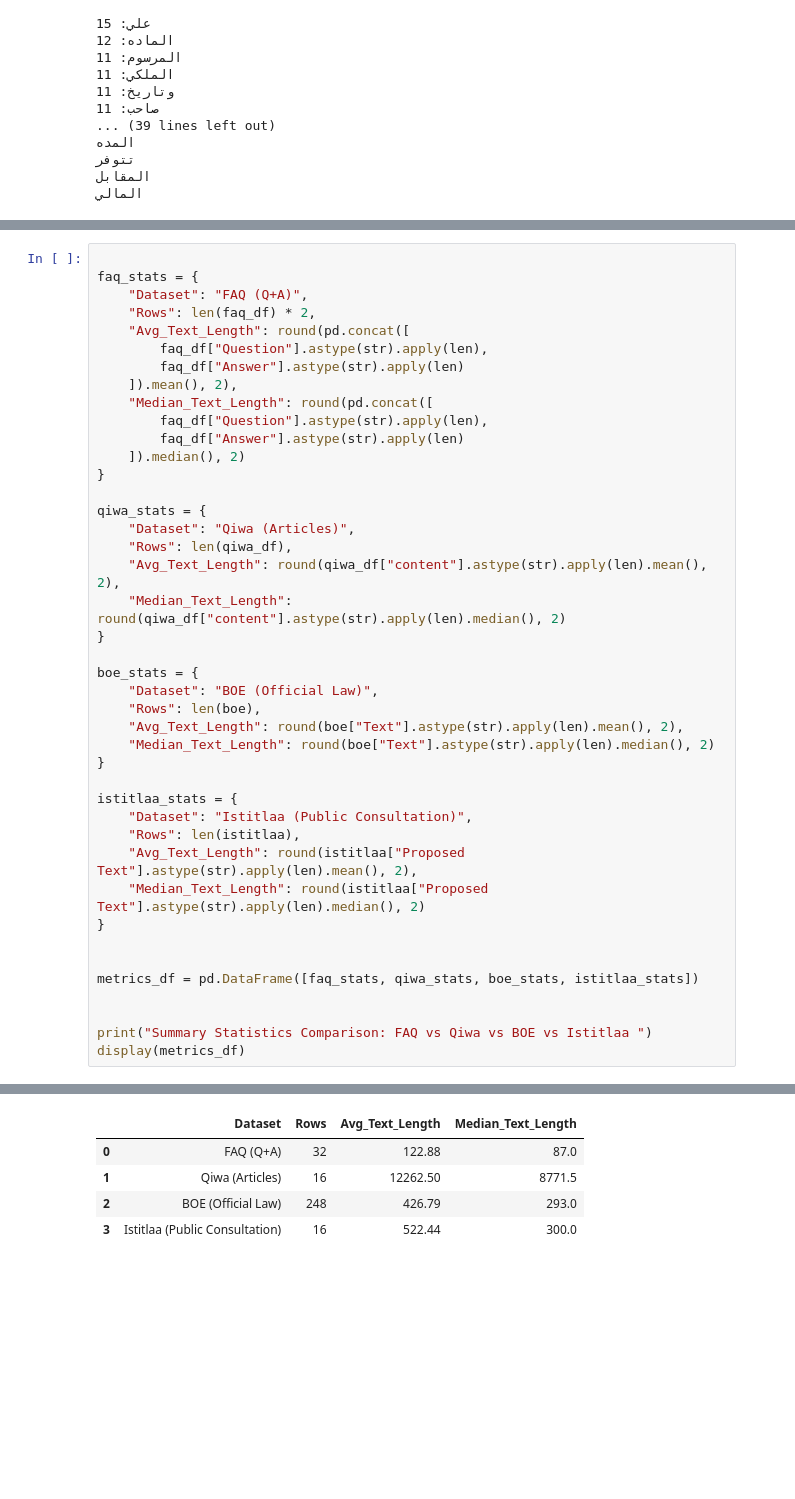
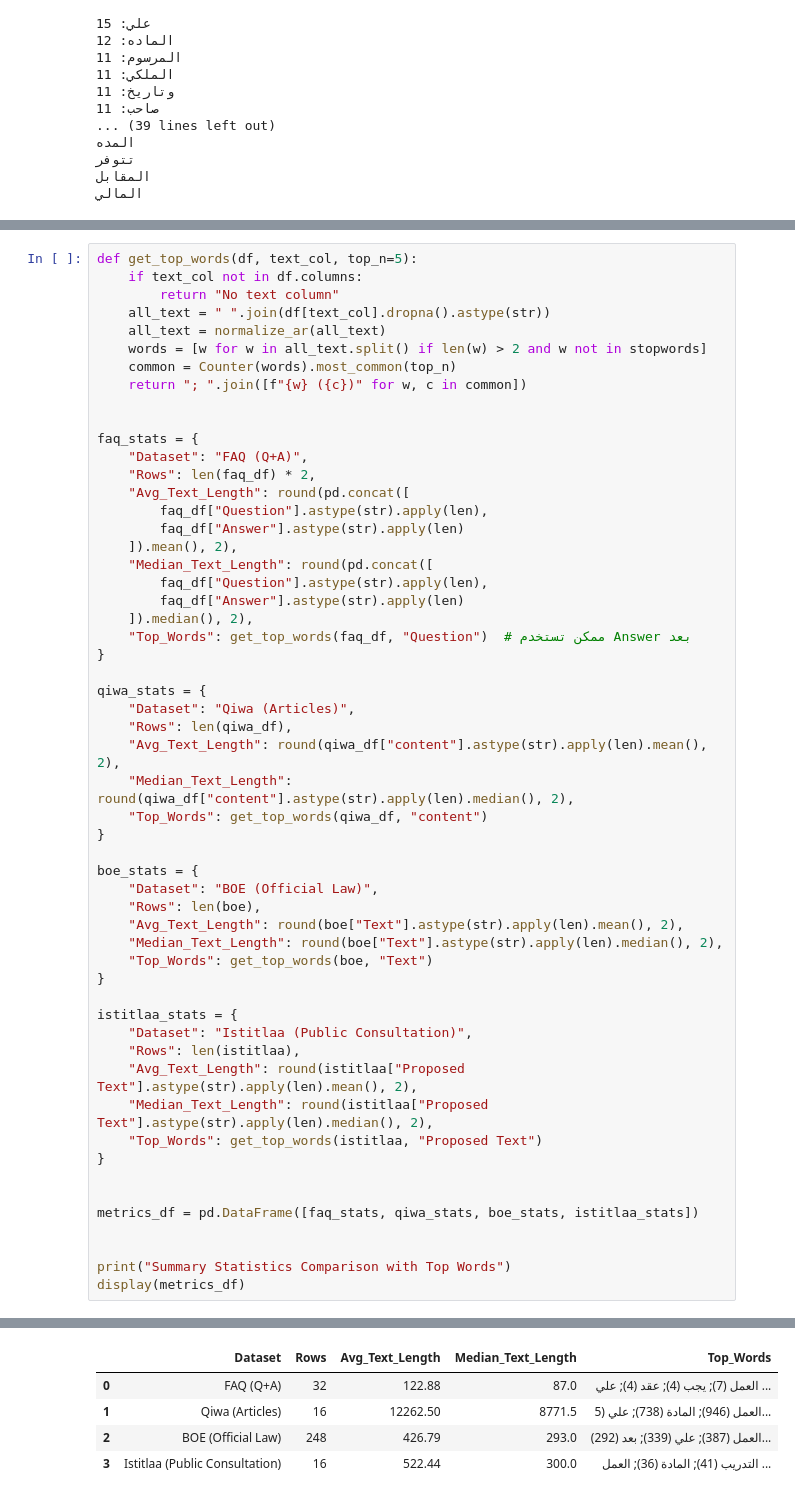
Before and after one commit to Malakk555/Data-Science-Project, a Jupyter notebook: EDA/EDA.ipynb, the cells around one changed output, grey strips where cells are left out. Drawn from its saved outputs; the diff is of its cells as text; blank space fills up the shorter version.

```diff
--- a/EDA/EDA.ipynb
+++ b/EDA/EDA.ipynb
@@ -1557,4 +1559,13 @@ Top 10 in BOE:
 # %%
+def get_top_words(df, text_col, top_n=5):
+    if text_col not in df.columns:
+        return "No text column"
+    all_text = " ".join(df[text_col].dropna().astype(str))
+    all_text = normalize_ar(all_text)
+    words = [w for w in all_text.split() if len(w) > 2 and w not in stopwords]
+    common = Counter(words).most_common(top_n)
+    return "; ".join([f"{w} ({c})" for w, c in common])
+
 
 faq_stats = {
     "Dataset": "FAQ (Q+A)",
@@ -1566,34 +1577,38 @@ faq_stats = {
     "Median_Text_Length": round(pd.concat([
         faq_df["Question"].astype(str).apply(len),
         faq_df["Answer"].astype(str).apply(len)
-    ]).median(), 2)
+    ]).median(), 2),
+    "Top_Words": get_top_words(faq_df, "Question")  # ممكن تستخدم Answer بعد
 }
 
 qiwa_stats = {
     "Dataset": "Qiwa (Articles)",
     "Rows": len(qiwa_df),
     "Avg_Text_Length": round(qiwa_df["content"].astype(str).apply(len).mean(), 2),
-    "Median_Text_Length": round(qiwa_df["content"].astype(str).apply(len).median(), 2)
+    "Median_Text_Length": round(qiwa_df["content"].astype(str).apply(len).median(), 2),
+    "Top_Words": get_top_words(qiwa_df, "content")
 }
 
 boe_stats = {
     "Dataset": "BOE (Official Law)",
     "Rows": len(boe),
     "Avg_Text_Length": round(boe["Text"].astype(str).apply(len).mean(), 2),
-    "Median_Text_Length": round(boe["Text"].astype(str).apply(len).median(), 2)
+    "Median_Text_Length": round(boe["Text"].astype(str).apply(len).median(), 2),
+    "Top_Words": get_top_words(boe, "Text")
 }
 
 istitlaa_stats = {
     "Dataset": "Istitlaa (Public Consultation)",
     "Rows": len(istitlaa),
     "Avg_Text_Length": round(istitlaa["Proposed Text"].astype(str).apply(len).mean(), 2),
-    "Median_Text_Length": round(istitlaa["Proposed Text"].astype(str).apply(len).median(), 2)
+    "Median_Text_Length": round(istitlaa["Proposed Text"].astype(str).apply(len).median(), 2),
+    "Top_Words": get_top_words(istitlaa, "Proposed Text")
 }
 
 
 metrics_df = pd.DataFrame([faq_stats, qiwa_stats, boe_stats, istitlaa_stats])
 
 
-print("Summary Statistics Comparison: FAQ vs Qiwa vs BOE vs Istitlaa ")
+print("Summary Statistics Comparison with Top Words")
 display(metrics_df)
 # %% [output]
@@ -1601,5 +1616,5 @@ Summary Statistics Comparison: FAQ vs Qiwa vs BOE vs Istitlaa
-|  | Dataset | Rows | Avg_Text_Length | Median_Text_Length |
-| 0 | FAQ (Q+A) | 32 | 122.88 | 87.0 |
-| 1 | Qiwa (Articles) | 16 | 12262.50 | 8771.5 |
-| 2 | BOE (Official Law) | 248 | 426.79 | 293.0 |
-| 3 | Istitlaa (Public Consultation) | 16 | 522.44 | 300.0 |
+|  | Dataset | Rows | Avg_Text_Length | Median_Text_Length | Top_Words |
+| 0 | FAQ (Q+A) | 32 | 122.88 | 87.0 | العمل (7); يجب (4); عقد (4); علي ... |
+| 1 | Qiwa (Articles) | 16 | 12262.50 | 8771.5 | العمل (946); المادة (738); علي (5... |
+| 2 | BOE (Official Law) | 248 | 426.79 | 293.0 | العمل (387); علي (339); بعد (292)... |
+| 3 | Istitlaa (Public Consultation) | 16 | 522.44 | 300.0 | التدريب (41); المادة (36); العمل ... |
```
Also changed, not shown: parts of 10 cells of this notebook.
